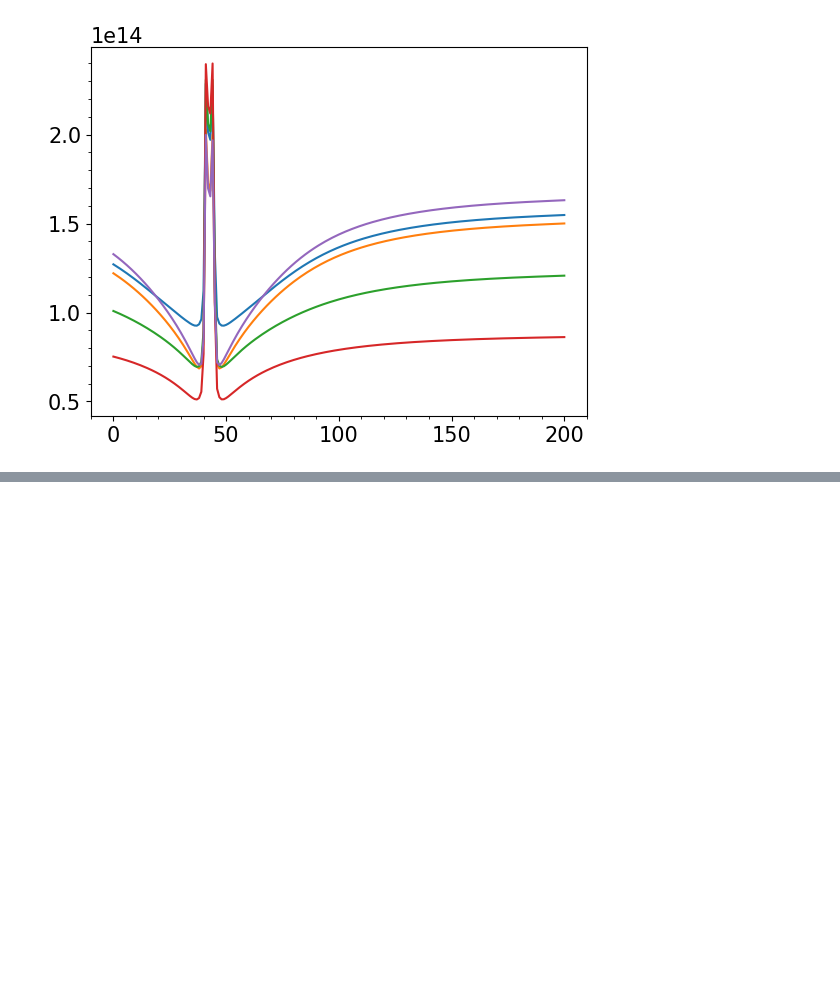
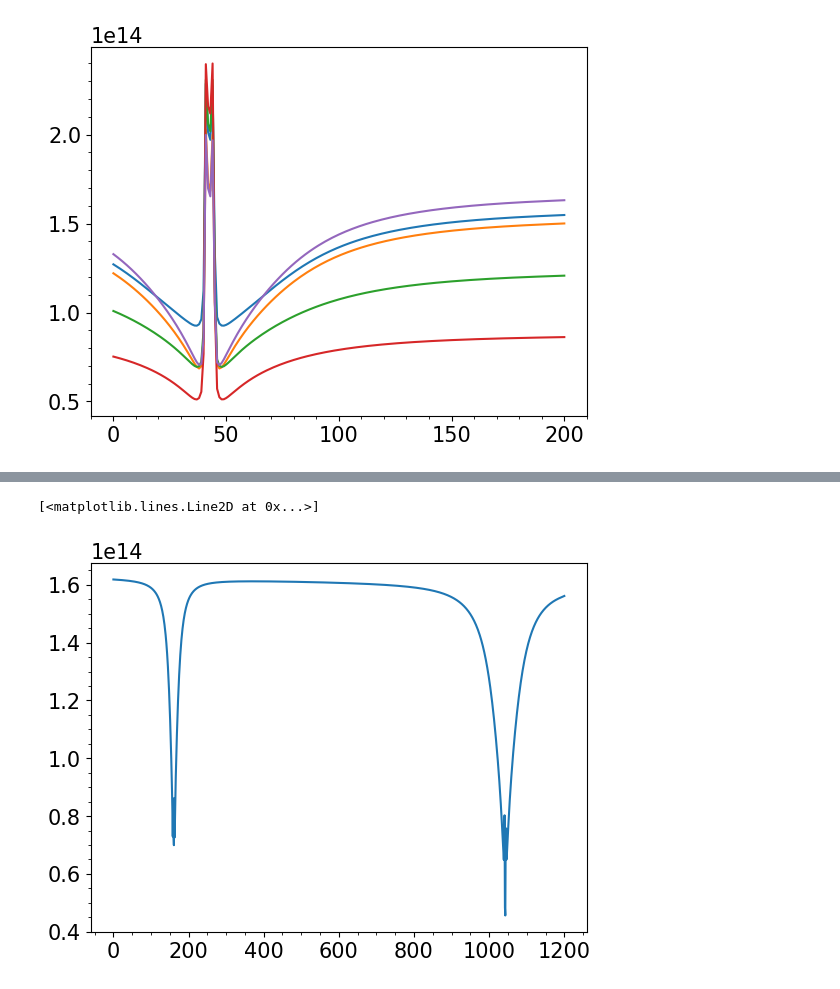
Before and after one commit to andreuva/clustering, a Jupyter notebook: cluster_frz_atm.ipynb, the cells around one changed output, grey strips where cells are left out. Saved outputs shown, nothing was run; the diff lists cells and outputs as text; code cells hidden in the pictures; blank space fills up the shorter version.

```diff
--- a/cluster_frz_atm.ipynb
+++ b/cluster_frz_atm.ipynb
@@ -210,0 +223,7 @@ plt.savefig("ca_8542.png", bbox_inches='tight')
+# %%
+stokes_mean = np.mean(stokes0, axis=(0,1))
+# %%
+plt.plot(stokes_mean[0])
+# %% [output]
+[<matplotlib.lines.Line2D at 0x...>]
+[figure, added]
```
Also changed, not shown: parts of 7 cells of this notebook.
